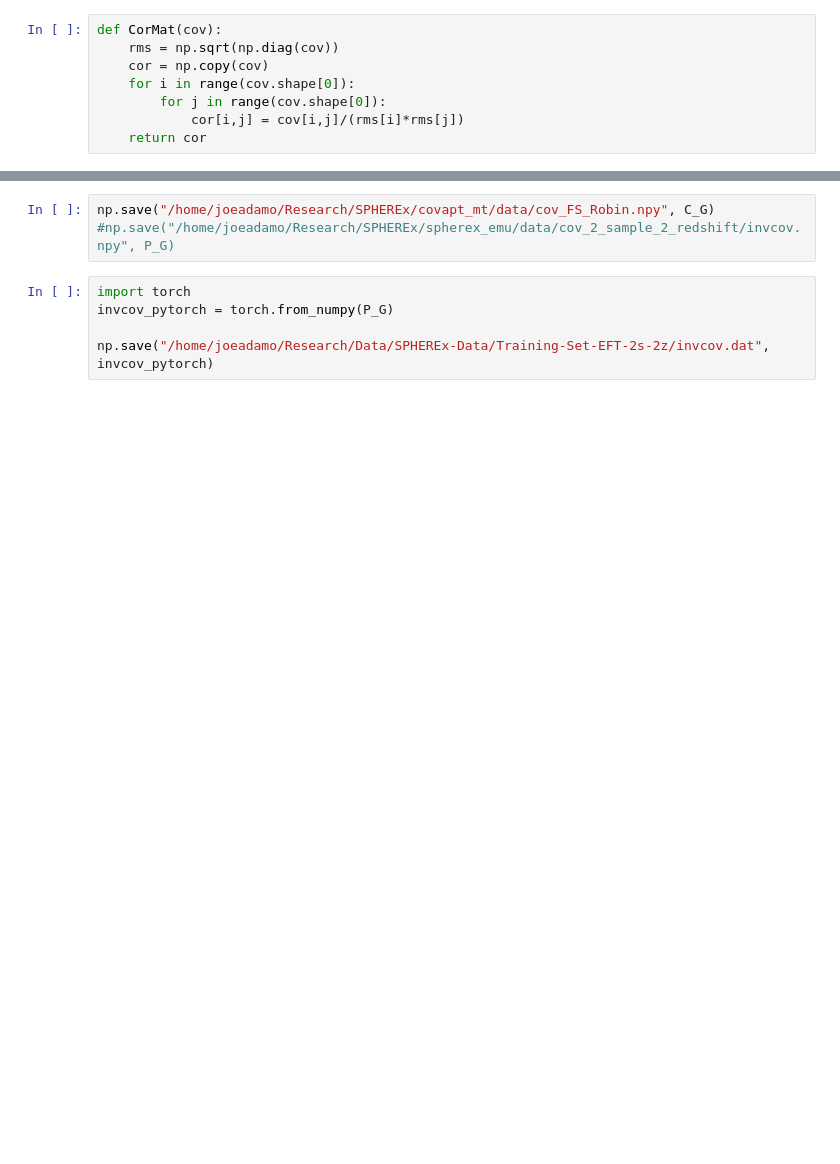
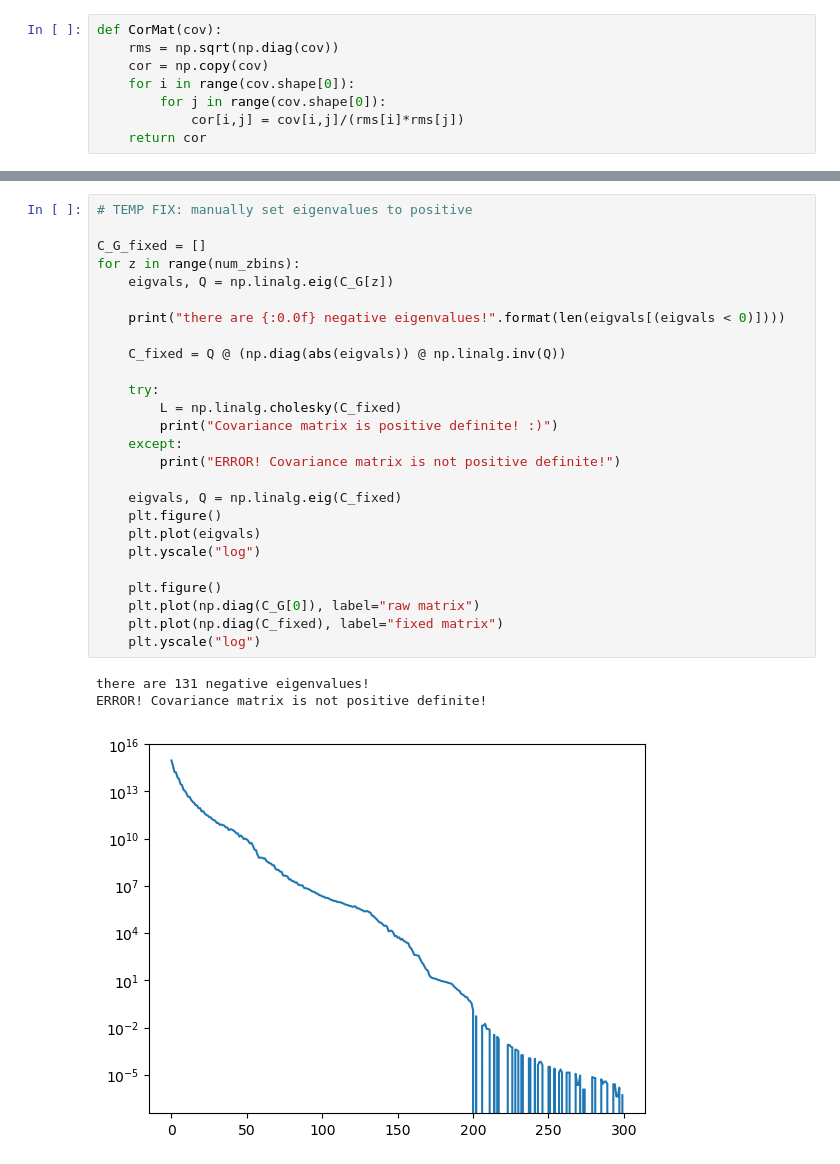
Before and after one commit to jadamo/covapt_mt, a Jupyter notebook: test_mt_covapt.ipynb, the cells around one changed output, grey strips where cells are left out. Cells and saved outputs as stored; diff of their text form; blank space fills up the shorter version.

```diff
--- a/test_mt_covapt.ipynb
+++ b/test_mt_covapt.ipynb
@@ -86,8 +79,30 @@ there are 1 negative eigenvalues!
-# %%
-np.save("/home/joeadamo/Research/SPHEREx/covapt_mt/data/cov_FS_Robin.npy", C_G)
-#np.save("/home/joeadamo/Research/SPHEREx/spherex_emu/data/cov_2_sample_2_redshift/invcov.npy", P_G)
-# %%
-import torch
-invcov_pytorch = torch.from_numpy(P_G)
-
-np.save("/home/joeadamo/Research/Data/SPHEREx-Data/Training-Set-EFT-2s-2z/invcov.dat", invcov_pytorch)
+# %%
+# TEMP FIX: manually set eigenvalues to positive
+
+C_G_fixed = []
+for z in range(num_zbins):
+    eigvals, Q = np.linalg.eig(C_G[z])
+
+    print("there are {:0.0f} negative eigenvalues!".format(len(eigvals[(eigvals < 0)])))
+
+    C_fixed = Q @ (np.diag(abs(eigvals)) @ np.linalg.inv(Q))
+
+    try:
+        L = np.linalg.cholesky(C_fixed)
+        print("Covariance matrix is positive definite! :)")
+    except:
+        print("ERROR! Covariance matrix is not positive definite!")
+
+    eigvals, Q = np.linalg.eig(C_fixed)
+    plt.figure()
+    plt.plot(eigvals)
+    plt.yscale("log")
+
+    plt.figure()
+    plt.plot(np.diag(C_G[0]), label="raw matrix")
+    plt.plot(np.diag(C_fixed), label="fixed matrix")
+    plt.yscale("log")
+# %% [output]
+there are 131 negative eigenvalues!
+ERROR! Covariance matrix is not positive definite!
+[figure, added]
```
Also changed, not shown: parts of 7 cells of this notebook, 5 other files.
